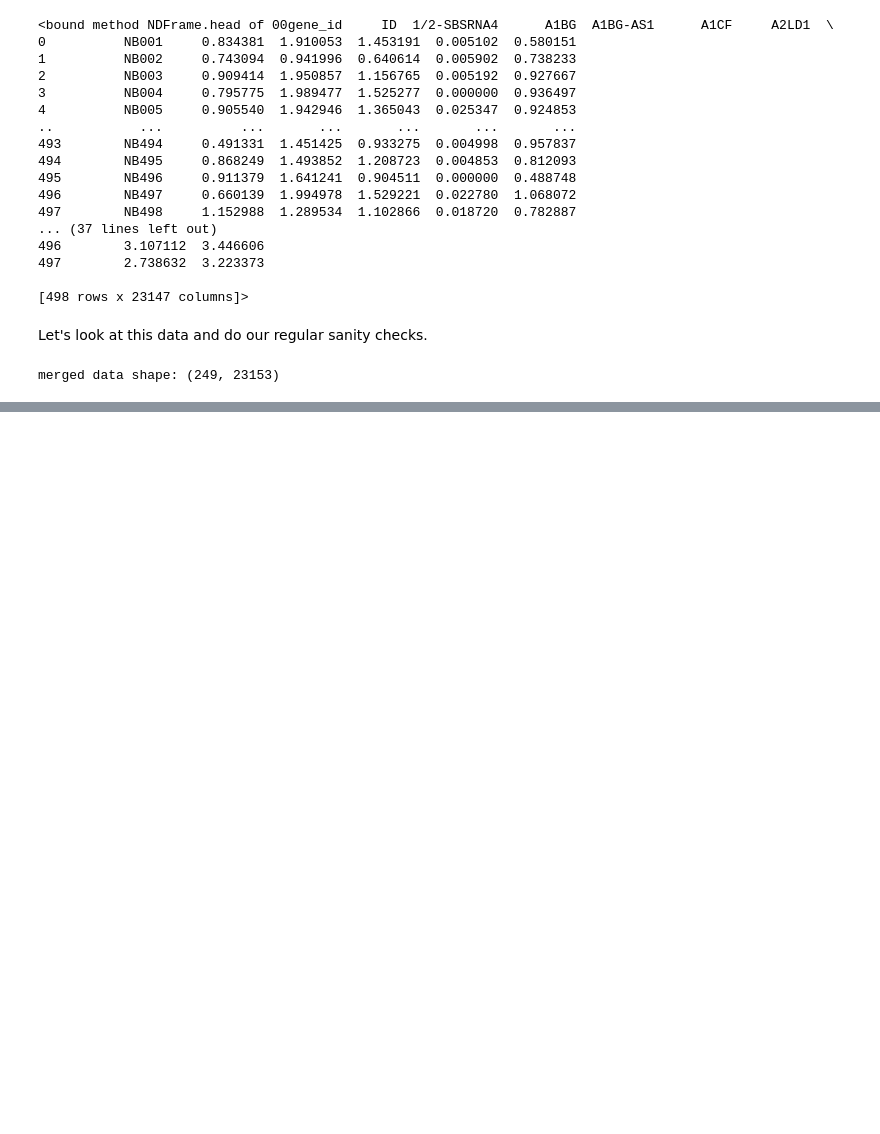
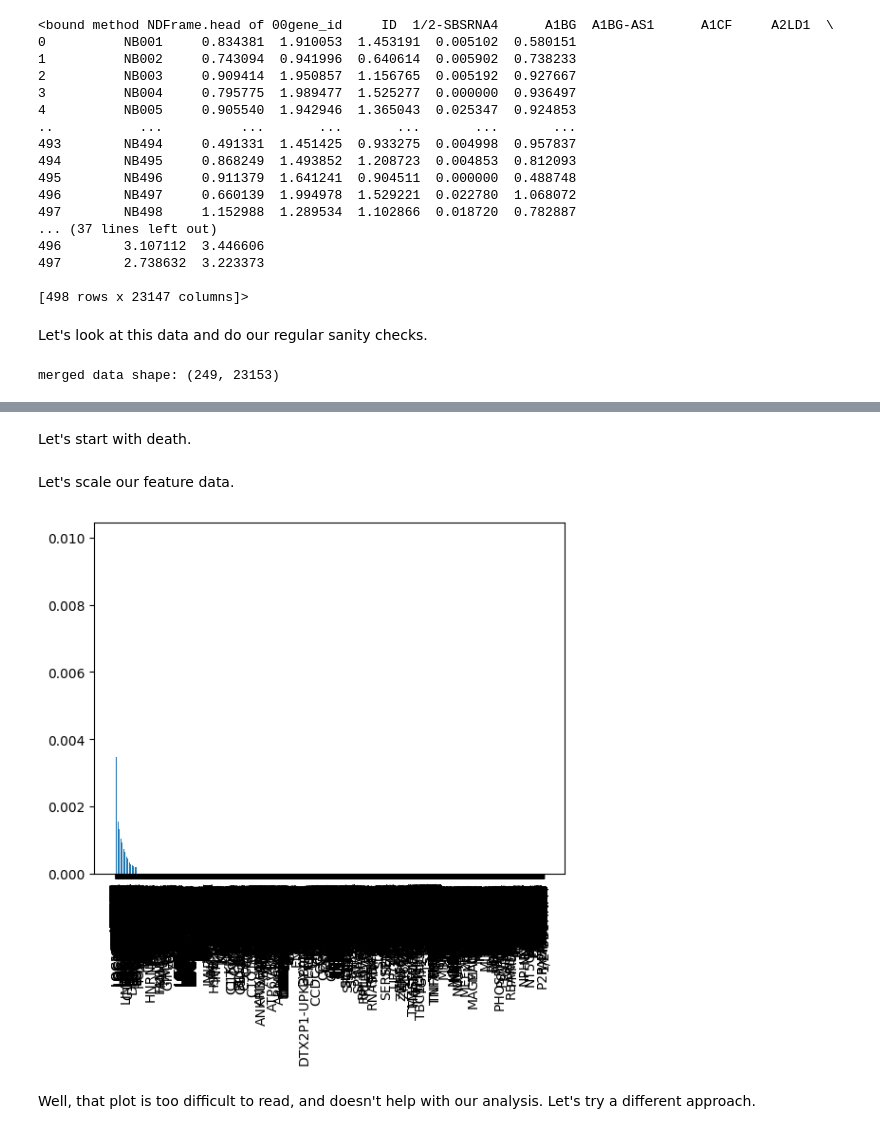
Before and after one commit to msivaswami/SML-Assignment-MS, a Jupyter notebook: MS_Analysis.ipynb, the cells around one changed output, grey strips where cells are left out. Drawn from its saved outputs; the diff is of its cells as text; code cells hidden in the pictures; blank space fills up the shorter version.

Commit message:
Jupyter Notebook - Muthukumaraswami Sivawami
Added a jupyter notebook with some of the models built.

Data for these models can be found in the Drive.

```diff
--- a/MS_Analysis.ipynb
+++ b/MS_Analysis.ipynb
@@ -287,0 +356,40 @@ merged data shape: (249, 23153)
+# %% [markdown]
+Let's start with death.
+# %%
+#building a classifier model for the merged data
+
+#First, let's split the data into features and target
+
+X = merged_df.drop('Death', axis=1)
+# Columns to remove
+cols_to_drop = ['ID', 'Sex', 'Age','Death', 'High Risk', 'INSS', 'Progression']
+
+# Drop columns
+X = merged_df.drop(cols_to_drop, axis=1)
+y = merged_df['Death']
+# %% [markdown]
+Let's scale our feature data.
+# %%
+from sklearn.preprocessing import StandardScaler
+scaler = StandardScaler().fit(X)
+X_scaled = scaler.transform(X)
+# %%
+#let's find the most significant features using Random Forest
+from sklearn.ensemble import RandomForestClassifier
+
+rf = RandomForestClassifier().fit(X_scaled, y)
+importances = rf.feature_importances_
+# %%
+#let's now find the most important features
+indices = np.argsort(importances)[::-1]
+features = X.columns
+plt.bar(range(X.shape[1]), importances[indices])
+plt.xticks(range(X.shape[1]), features[indices], rotation=90)
+#saving the plot
+plt.savefig('feature_importance_1.png')
+
+plt.show()
+# %% [output]
+[figure, added]
+# %% [markdown]
+Well, that plot is too difficult to read, and doesn't help with our analysis. Let's try a different approach.
```
Also changed, not shown: parts of 77 cells of this notebook.
